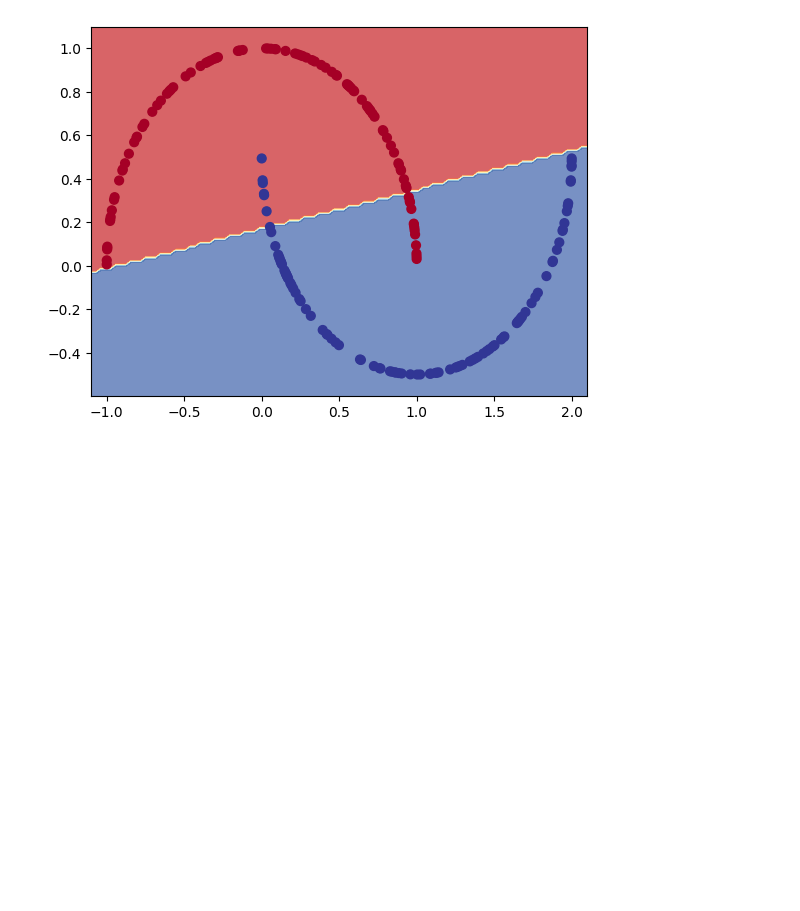
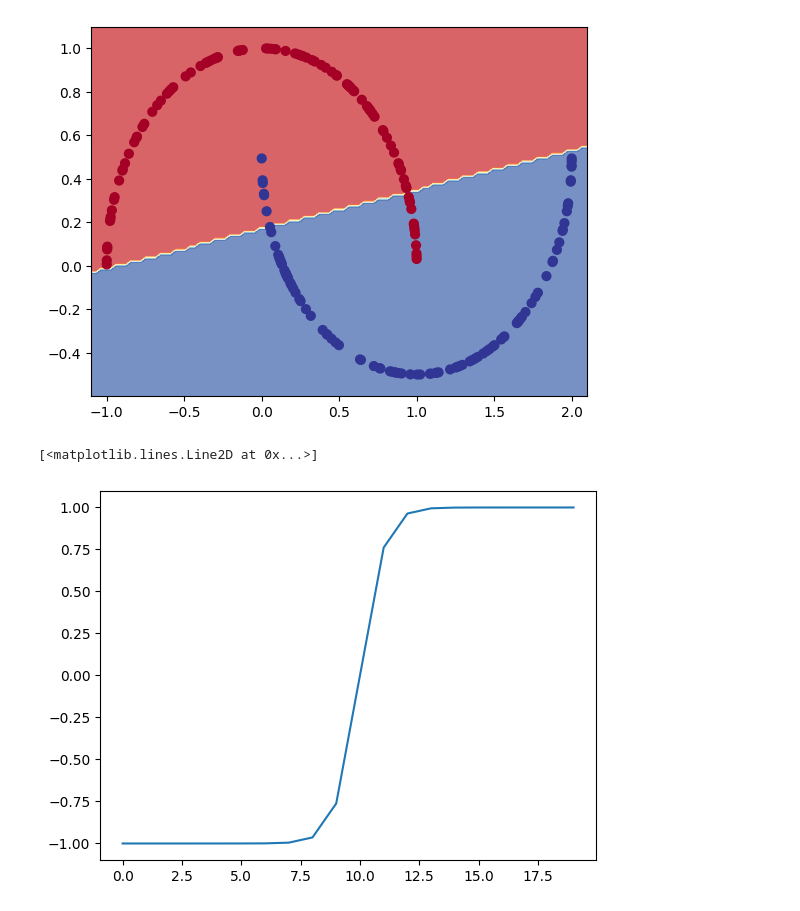
Before and after one commit to Ed-Marcavage/PyTorch, a Jupyter notebook: classification_exercise_refresher.ipynb, the cells around one changed output. Saved outputs shown, nothing was run; the diff lists cells and outputs as text; code cells hidden in the pictures; blank space fills up the shorter version.

```diff
--- a/classification_exercise_refresher.ipynb
+++ b/classification_exercise_refresher.ipynb
@@ -266,3 +266,17 @@ Downloading helper_functions.py
 plot_decision_boundary(model_0,X_test, y_test)
 # %% [output]
 [figure]
+# %%
+#https://ml-cheatsheet.readthedocs.io/en/latest/activation_functions.html#tanh
+import torch
+import matplotlib.pyplot as plt
+
+def custom_tanh(z):
+    return (torch.exp(z) - torch.exp(-z)) / (torch.exp(z) + torch.exp(-z))
+# %%
+A = torch.arange(-10, 10, 1, dtype=torch.float32)
+# %%
+plt.plot(custom_tanh(A))
+# %% [output]
+[<matplotlib.lines.Line2D at 0x...>]
+[figure, added]
```
Also changed, not shown: parts of 1 cell of this notebook.
